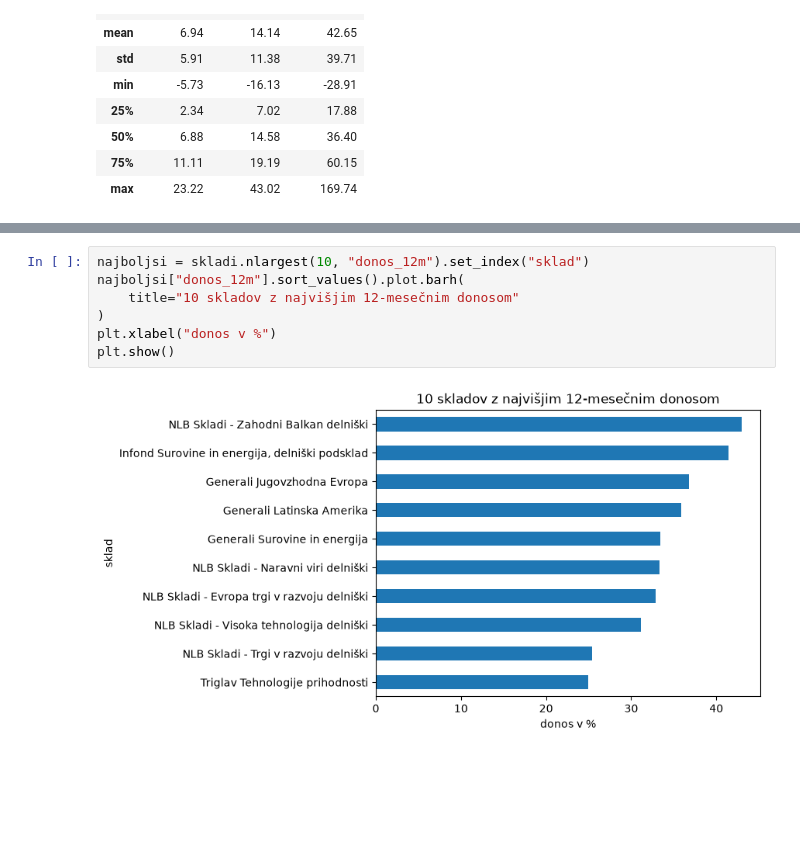
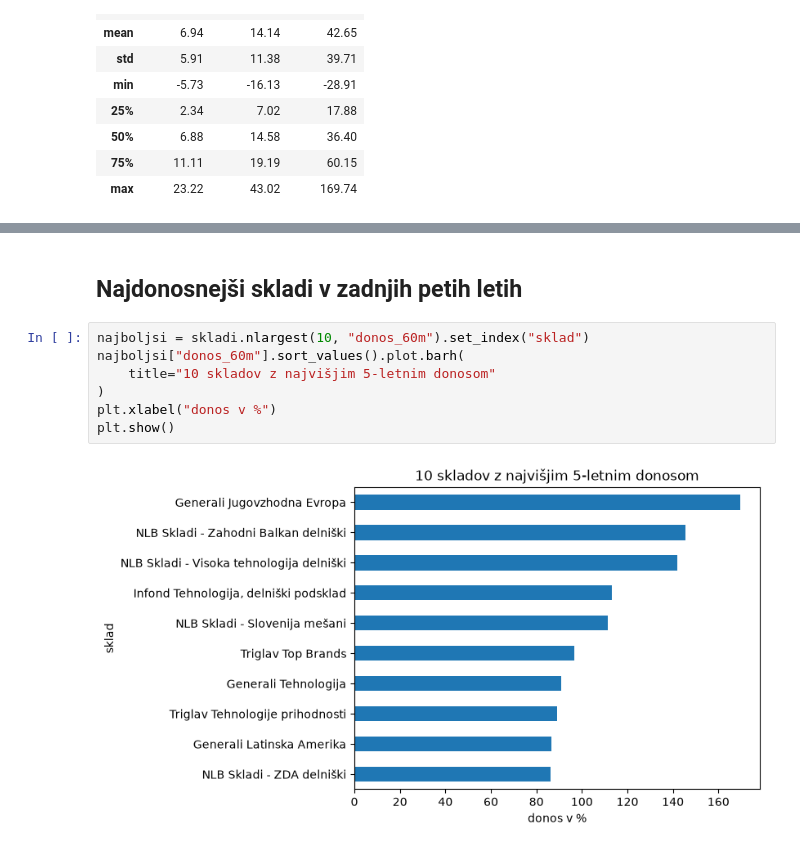
Before and after one commit to le20655/seminarska_naloga_uvp, a Jupyter notebook: analiza.ipynb, the cells around one changed output, grey strips where cells are left out. Cells and saved outputs as stored; diff of their text form; blank space fills up the shorter version.

```diff
--- a/analiza.ipynb
+++ b/analiza.ipynb
@@ -41,9 +88,11 @@ skladi[["donos_6m", "donos_12m", "donos_60m"]].describe().round(2)
+# %% [markdown]
+## Najdonosnejši skladi v zadnjih petih letih
 # %%
-najboljsi = skladi.nlargest(10, "donos_12m").set_index("sklad")
-najboljsi["donos_12m"].sort_values().plot.barh(
-    title="10 skladov z najvišjim 12-mesečnim donosom"
+najboljsi = skladi.nlargest(10, "donos_60m").set_index("sklad")
+najboljsi["donos_60m"].sort_values().plot.barh(
+    title="10 skladov z najvišjim 5-letnim donosom"
 )
 plt.xlabel("donos v %")
 plt.show()
 # %% [output]
-[figure, old version]
+[figure, new version]
```
Also changed, not shown: parts of 31 cells of this notebook.
